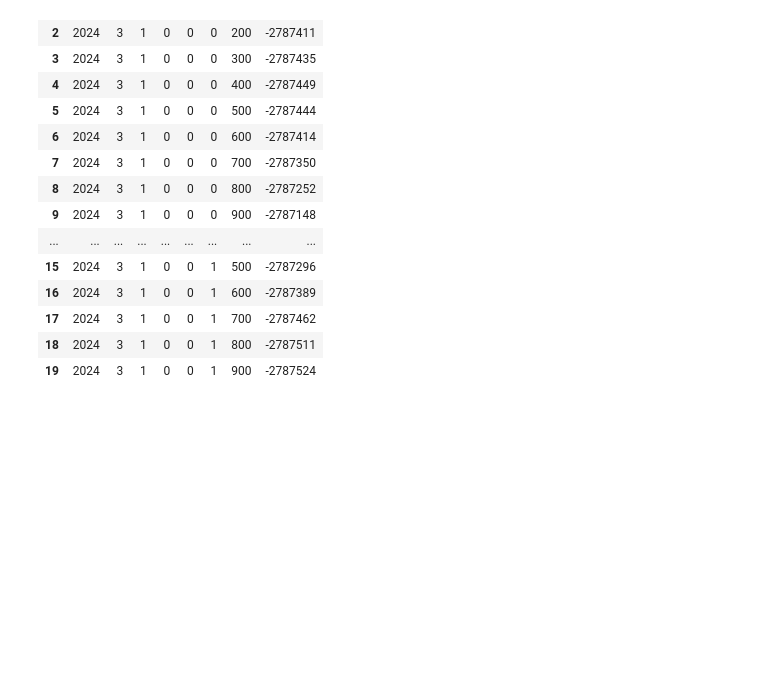
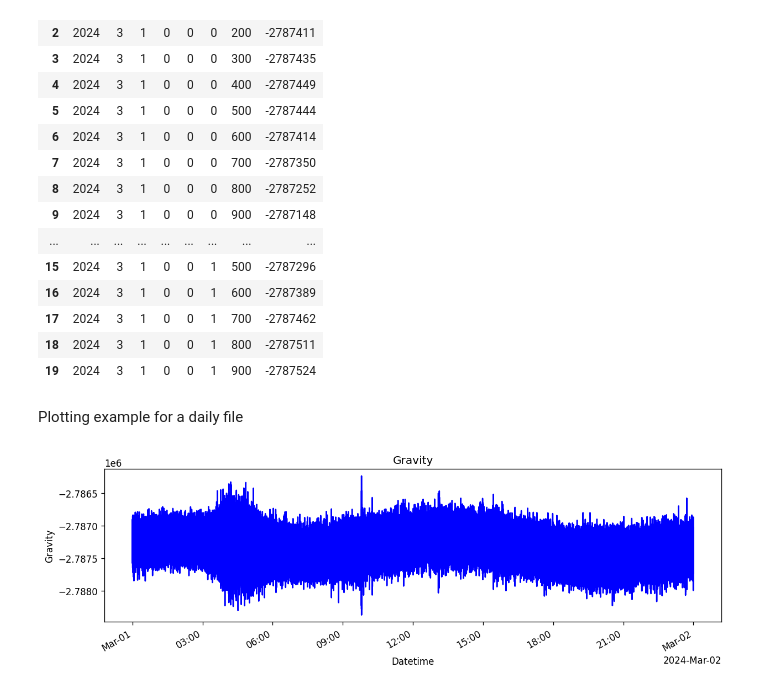
Before and after one commit to Dotido10/Gravity_file_Subdivision, a Jupyter notebook: subdivision-of-gravity-file.ipynb, the cells around one changed output. Cells and saved outputs as stored; diff of their text form; code cells hidden in the pictures; blank space fills up the shorter version.

Commit message:
Kaggle Notebook | Subdivision_of_gravity_file | Version 7

```diff
--- a/subdivision-of-gravity-file.ipynb
+++ b/subdivision-of-gravity-file.ipynb
@@ -214,3 +214,36 @@ join_DF.head(20)
 | 17 | 2024 | 3 | 1 | 0 | 0 | 1 | 700 | -2787462 |
 | 18 | 2024 | 3 | 1 | 0 | 0 | 1 | 800 | -2787511 |
 | 19 | 2024 | 3 | 1 | 0 | 0 | 1 | 900 | -2787524 |
+# %% [markdown]
+Plotting example for a daily file
+# %%
+    #Fraction of second list (to take into account microsecond)
+    Fracsi = ['000000', '100000', '200000', '300000', '400000', '500000', '600000', '700000', '800000', '900000']
+
+    #Loop to create list of fraction of second
+    ListFracsi = []     # list initialization
+    for j in range(df.shape[0]):
+        for i in range(len(Fracsi)):
+            ListFracsi.append(Fracsi[i])
+# %%
+# Creation of date dataframe in order to consider microsecond step time
+frame = pd.DataFrame({'year': ye,'month': mo, 'day': da, 'hour':ho , 'minute':mi , 'second':se , 'microsecond':ListFracsi})
+framedate = pd.to_datetime(frame)
+# %%
+# plot of the last processed file
+import matplotlib.pyplot as plt
+import matplotlib.dates as mdates
+import numpy as np
+
+fig, axes = plt.subplots(figsize=(12,3), dpi=120)
+axes.plot(np.array(framedate), valueG, 'b')
+axes.set_xlabel('Datetime')
+axes.set_ylabel('Gravity')
+axes.set_title('Gravity');
+
+# Rotates and right-aligns the x labels so they don't crowd each other.
+axes.xaxis.set_major_formatter(mdates.ConciseDateFormatter(axes.xaxis.get_major_locator()))
+for label in axes.get_xticklabels(which='major'):
+    label.set(rotation=30, horizontalalignment='right')
+# %% [output]
+[figure, added]
```
Also changed, not shown: parts of 4 cells of this notebook.
